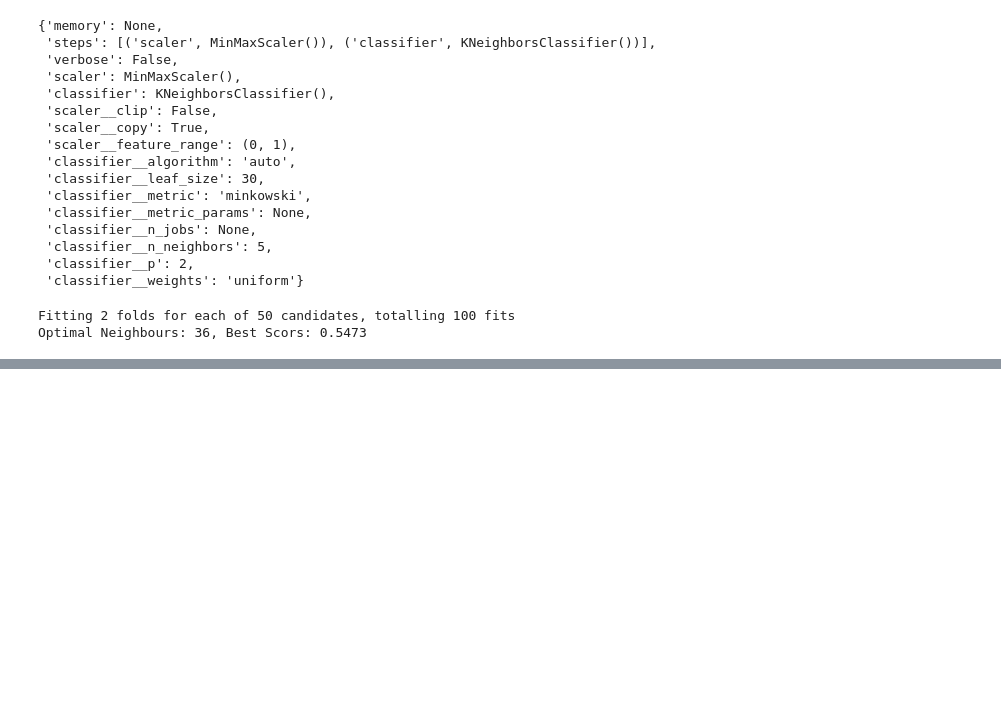
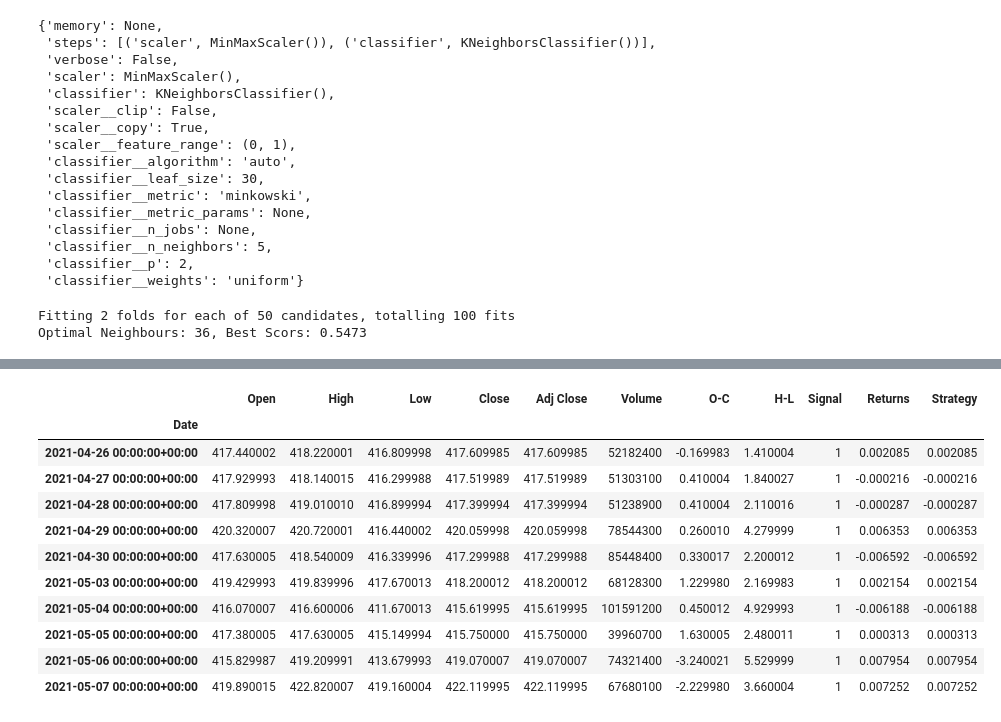
Before and after one commit to robonesky/oreilly, a Jupyter notebook: RM Lab Notes 10 202301 cohort.ipynb, the cells around one changed output, grey strips where cells are left out. Cells and saved outputs as stored; diff of their text form; code cells hidden in the pictures; blank space fills up the shorter version.

```diff
--- a/RM Lab Notes 10 202301 cohort.ipynb
+++ b/RM Lab Notes 10 202301 cohort.ipynb
@@ -197,0 +234,25 @@ Optimal Neighbours: 36, Best Scors: 0.5473
+# %%
+# Now build a trading strategy on this:
+
+df1 = df.copy()
+df1['Signal'] = clf.predict(X)
+df1['Returns'] = np.log(df1['Adj Close']).diff().fillna(0)
+df1['Strategy'] = df1['Returns'] * df1['Signal'].shift(1).fillna(0)
+
+# this bit is needed for pyfolio
+df1.index = df1.index.tz_localize('utc')
+
+df1.tail(10)
+# %% [output]
+|  | Open | High | Low | Close | Adj Close | Volume | O-C | H-L | Signal | Returns | Strategy |
+| Date |  |  |  |  |  |  |  |  |  |  |  |
+| 2021-04-26 00:00:00+00:00 | 417.440002 | 418.220001 | 416.809998 | 417.609985 | 417.609985 | 52182400 | -0.169983 | 1.410004 | 1 | 0.002085 | 0.002085 |
+| 2021-04-27 00:00:00+00:00 | 417.929993 | 418.140015 | 416.299988 | 417.519989 | 417.519989 | 51303100 | 0.410004 | 1.840027 | 1 | -0.000216 | -0.000216 |
+| 2021-04-28 00:00:00+00:00 | 417.809998 | 419.010010 | 416.899994 | 417.399994 | 417.399994 | 51238900 | 0.410004 | 2.110016 | 1 | -0.000287 | -0.000287 |
+| 2021-04-29 00:00:00+00:00 | 420.320007 | 420.720001 | 416.440002 | 420.059998 | 420.059998 | 78544300 | 0.260010 | 4.279999 | 1 | 0.006353 | 0.006353 |
+| 2021-04-30 00:00:00+00:00 | 417.630005 | 418.540009 | 416.339996 | 417.299988 | 417.299988 | 85448400 | 0.330017 | 2.200012 | 1 | -0.006592 | -0.006592 |
+| 2021-05-03 00:00:00+00:00 | 419.429993 | 419.839996 | 417.670013 | 418.200012 | 418.200012 | 68128300 | 1.229980 | 2.169983 | 1 | 0.002154 | 0.002154 |
+| 2021-05-04 00:00:00+00:00 | 416.070007 | 416.600006 | 411.670013 | 415.619995 | 415.619995 | 101591200 | 0.450012 | 4.929993 | 1 | -0.006188 | -0.006188 |
+| 2021-05-05 00:00:00+00:00 | 417.380005 | 417.630005 | 415.149994 | 415.750000 | 415.750000 | 39960700 | 1.630005 | 2.480011 | 1 | 0.000313 | 0.000313 |
+| 2021-05-06 00:00:00+00:00 | 415.829987 | 419.209991 | 413.679993 | 419.070007 | 419.070007 | 74321400 | -3.240021 | 5.529999 | 1 | 0.007954 | 0.007954 |
+| 2021-05-07 00:00:00+00:00 | 419.890015 | 422.820007 | 419.160004 | 422.119995 | 422.119995 | 67680100 | -2.229980 | 3.660004 | 1 | 0.007252 | 0.007252 |
```
Also changed, not shown: parts of 5 cells of this notebook.
